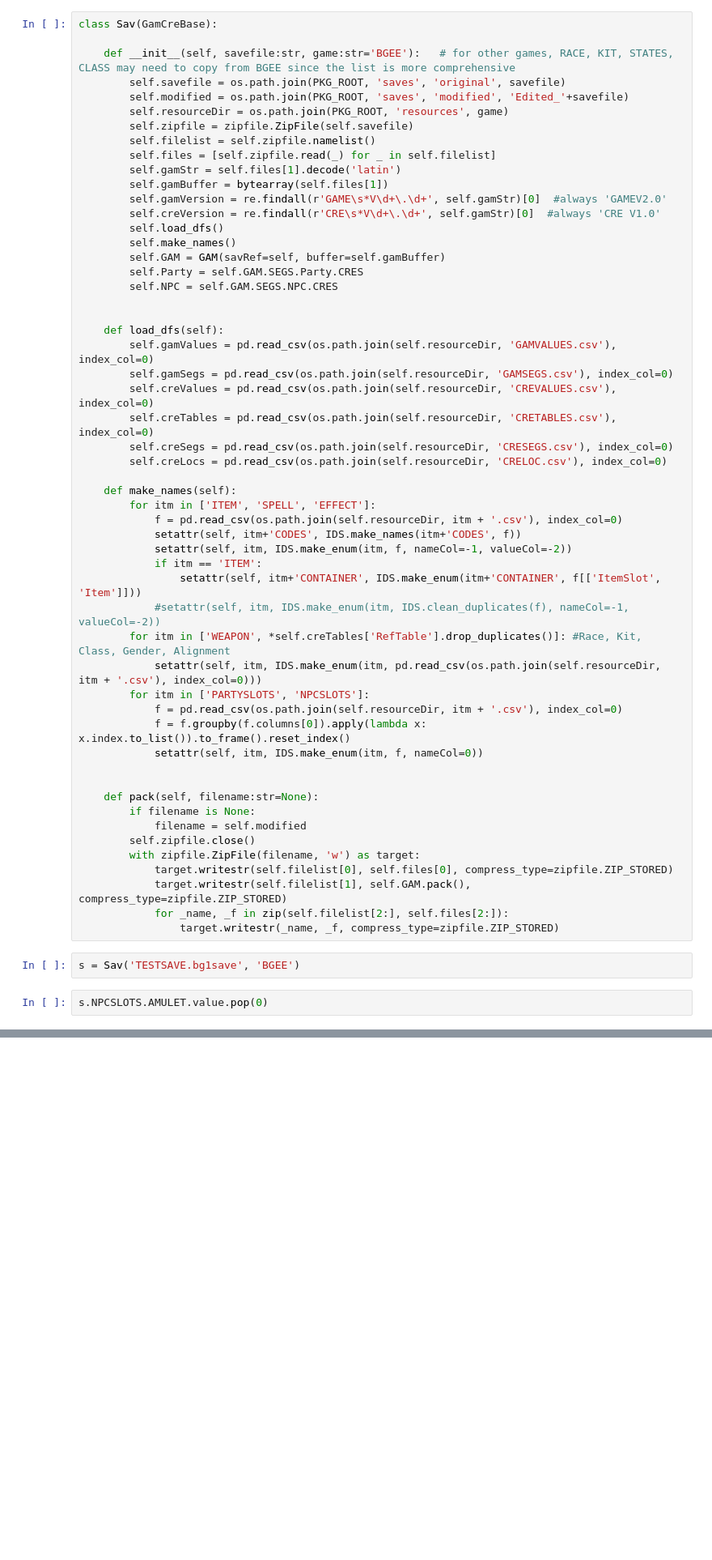
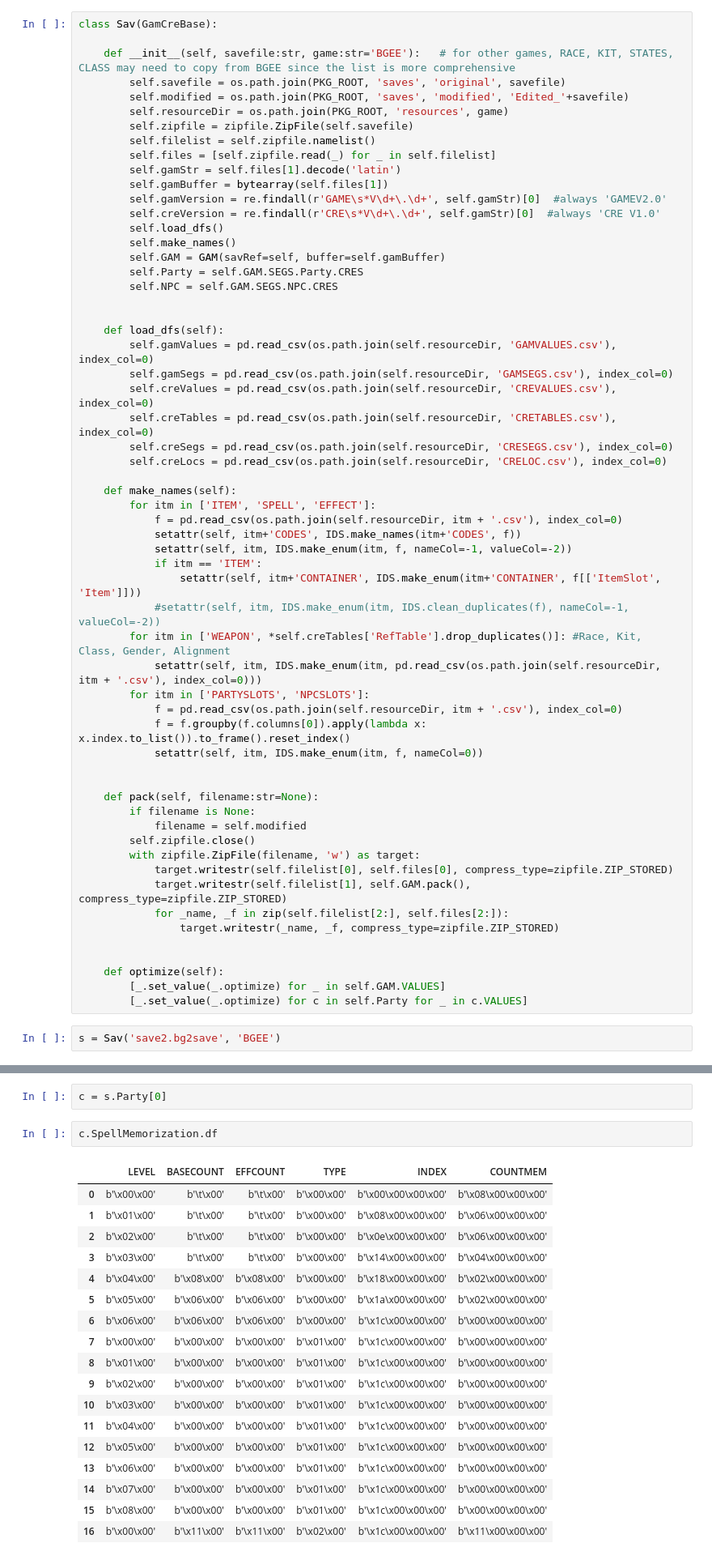
Before and after one commit to yzhcareer/BaldurGate-Save, a Jupyter notebook: New/src/parserbase.ipynb, the cells around one changed output, grey strips where cells are left out. Shown: that part at 81% size. Saved outputs shown, nothing was run; the diff lists cells and outputs as text; blank space fills up the shorter version.

```diff
--- a/New/src/parserbase.ipynb
+++ b/New/src/parserbase.ipynb
@@ -738,7 +766,10 @@ class Sav(GamCreBase):
             target.writestr(self.filelist[1], self.GAM.pack(), compress_type=zipfile.ZIP_STORED)
             for _name, _f in zip(self.filelist[2:], self.files[2:]):
                 target.writestr(_name, _f, compress_type=zipfile.ZIP_STORED)
+
+
+    def optimize(self):
+        [_.set_value(_.optimize) for _ in self.GAM.VALUES]
+        [_.set_value(_.optimize) for c in self.Party for _ in c.VALUES]
 # %%
-s = Sav('TESTSAVE.bg1save', 'BGEE')
+s = Sav('save2.bg2save', 'BGEE')
-# %%
-s.NPCSLOTS.AMULET.value.pop(0)
@@ -750,0 +778,23 @@ s.NPCSLOTS.AMULET.value
+# %%
+c = s.Party[0]
+# %%
+c.SpellMemorization.df
+# %% [output]
+|  | LEVEL | BASECOUNT | EFFCOUNT | TYPE | INDEX | COUNTMEM |
+| 0 | b'\x00\x00' | b'\t\x00' | b'\t\x00' | b'\x00\x00' | b'\x00\x00\x00\x00' | b'\x08\x00\x00\x00' |
+| 1 | b'\x01\x00' | b'\t\x00' | b'\t\x00' | b'\x00\x00' | b'\x08\x00\x00\x00' | b'\x06\x00\x00\x00' |
+| 2 | b'\x02\x00' | b'\t\x00' | b'\t\x00' | b'\x00\x00' | b'\x0e\x00\x00\x00' | b'\x06\x00\x00\x00' |
+| 3 | b'\x03\x00' | b'\t\x00' | b'\t\x00' | b'\x00\x00' | b'\x14\x00\x00\x00' | b'\x04\x00\x00\x00' |
+| 4 | b'\x04\x00' | b'\x08\x00' | b'\x08\x00' | b'\x00\x00' | b'\x18\x00\x00\x00' | b'\x02\x00\x00\x00' |
+| 5 | b'\x05\x00' | b'\x06\x00' | b'\x06\x00' | b'\x00\x00' | b'\x1a\x00\x00\x00' | b'\x02\x00\x00\x00' |
+| 6 | b'\x06\x00' | b'\x06\x00' | b'\x06\x00' | b'\x00\x00' | b'\x1c\x00\x00\x00' | b'\x00\x00\x00\x00' |
+| 7 | b'\x00\x00' | b'\x00\x00' | b'\x00\x00' | b'\x01\x00' | b'\x1c\x00\x00\x00' | b'\x00\x00\x00\x00' |
+| 8 | b'\x01\x00' | b'\x00\x00' | b'\x00\x00' | b'\x01\x00' | b'\x1c\x00\x00\x00' | b'\x00\x00\x00\x00' |
+| 9 | b'\x02\x00' | b'\x00\x00' | b'\x00\x00' | b'\x01\x00' | b'\x1c\x00\x00\x00' | b'\x00\x00\x00\x00' |
+| 10 | b'\x03\x00' | b'\x00\x00' | b'\x00\x00' | b'\x01\x00' | b'\x1c\x00\x00\x00' | b'\x00\x00\x00\x00' |
+| 11 | b'\x04\x00' | b'\x00\x00' | b'\x00\x00' | b'\x01\x00' | b'\x1c\x00\x00\x00' | b'\x00\x00\x00\x00' |
+| 12 | b'\x05\x00' | b'\x00\x00' | b'\x00\x00' | b'\x01\x00' | b'\x1c\x00\x00\x00' | b'\x00\x00\x00\x00' |
+| 13 | b'\x06\x00' | b'\x00\x00' | b'\x00\x00' | b'\x01\x00' | b'\x1c\x00\x00\x00' | b'\x00\x00\x00\x00' |
+| 14 | b'\x07\x00' | b'\x00\x00' | b'\x00\x00' | b'\x01\x00' | b'\x1c\x00\x00\x00' | b'\x00\x00\x00\x00' |
+| 15 | b'\x08\x00' | b'\x00\x00' | b'\x00\x00' | b'\x01\x00' | b'\x1c\x00\x00\x00' | b'\x00\x00\x00\x00' |
+| 16 | b'\x00\x00' | b'\x11\x00' | b'\x11\x00' | b'\x02\x00' | b'\x1c\x00\x00\x00' | b'\x11\x00\x00\x00' |
```
Also changed, not shown: parts of 17 cells of this notebook, 16 other files.
